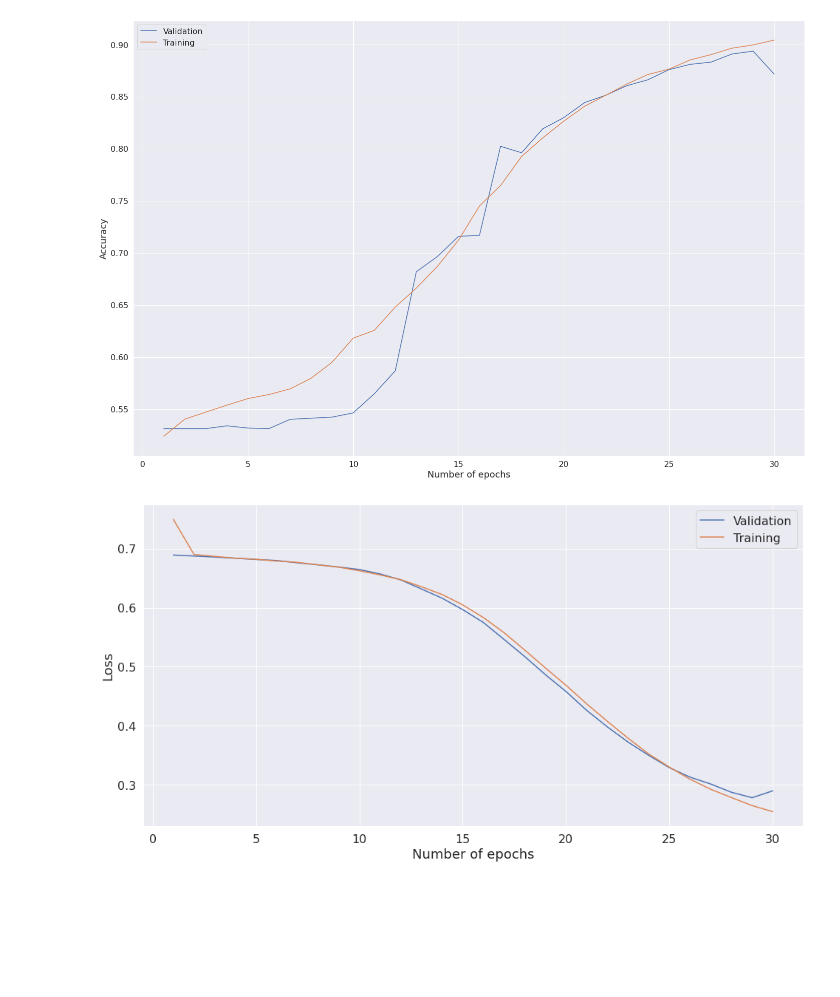
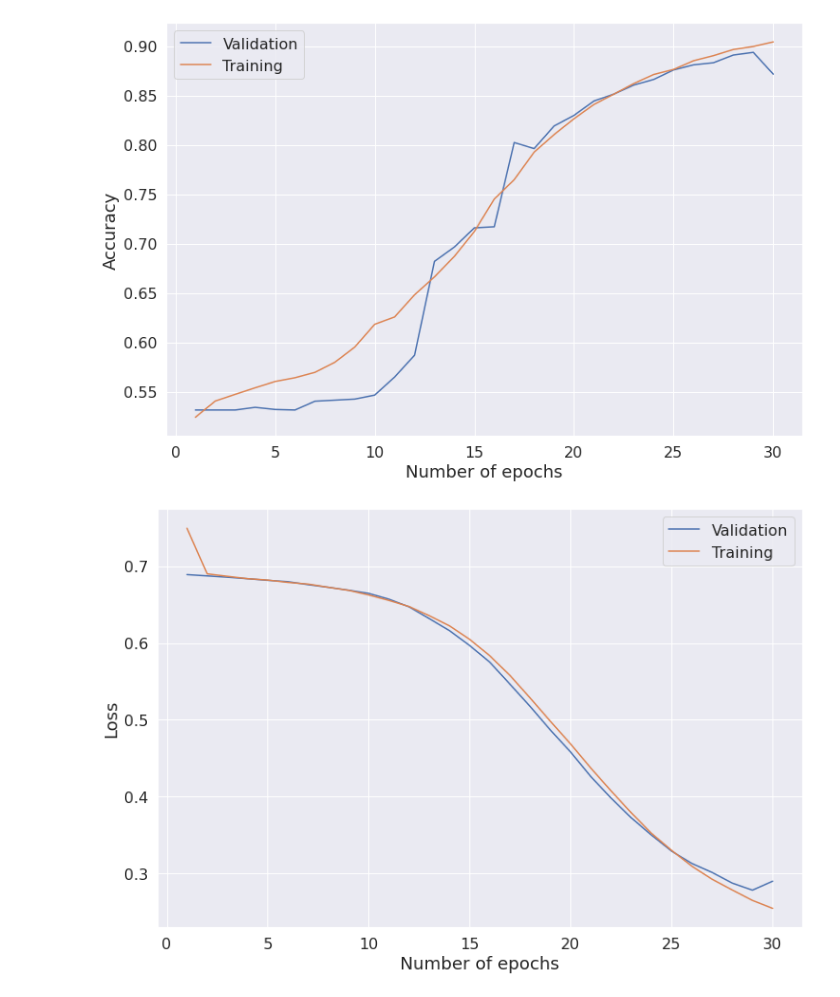
Before and after one commit to habmc/vietnamese-sentiment-analysis, a Jupyter notebook: src/results_graph.ipynb, the cells around one changed output. Drawn from its saved outputs; the diff is of its cells as text; code cells hidden in the pictures; blank space fills up the shorter version.

Commit message:
Modified the size of the graphs

```diff
--- a/src/results_graph.ipynb
+++ b/src/results_graph.ipynb
@@ -23,7 +23,7 @@ def getKey(dct, key):
     return lst
 # %%
 x = list(range(1, len(ffnn["accuracy"])+1))
-plt.figure(figsize=(24, 16))
+plt.figure(figsize=(12, 8))
 plt.plot(x, getKey(ffnn, "val_accuracy"), "-", label="Validation")
 plt.plot(x, getKey(ffnn, "accuracy"), "-", label="Training")
 plt.legend(loc=0, fontsize=16)
@@ -31,17 +31,17 @@ _ = plt.xlabel("Number of epochs", fontsize=18)
 _ = plt.ylabel("Accuracy", fontsize=18)
 plt.savefig("../fig/ffnn_accuracy.png")
 # %% [output]
-[figure, old version]
+[figure, new version]
 # %%
 x = list(range(1, len(ffnn["accuracy"])+1))
-plt.figure(figsize=(24, 16))
+plt.figure(figsize=(12, 8))
 plt.plot(x, getKey(ffnn, "val_loss"), "-", label="Validation")
 plt.plot(x, getKey(ffnn, "loss"), "-", label="Training")
 plt.legend(loc=0, fontsize=16)
 _ = plt.xlabel("Number of epochs", fontsize=18)
 _ = plt.ylabel("Loss", fontsize=18)
 plt.savefig("../fig/ffnn_loss.png")
 # %% [output]
-[figure, old version]
+[figure, new version]
 # %%
 x = list(range(1, len(lstm["accuracy"])+1))
```
Also changed, not shown: parts of 3 cells of this notebook, 5 other files.
